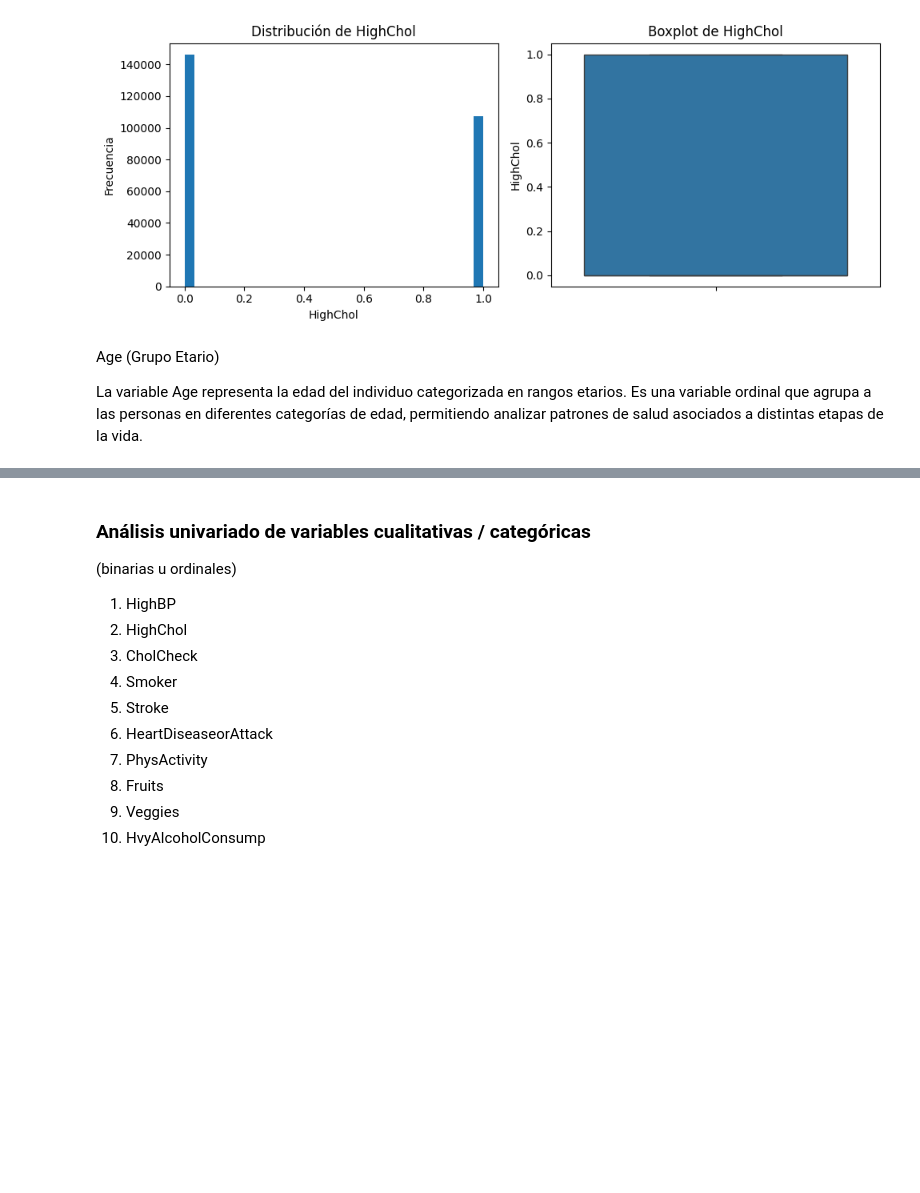
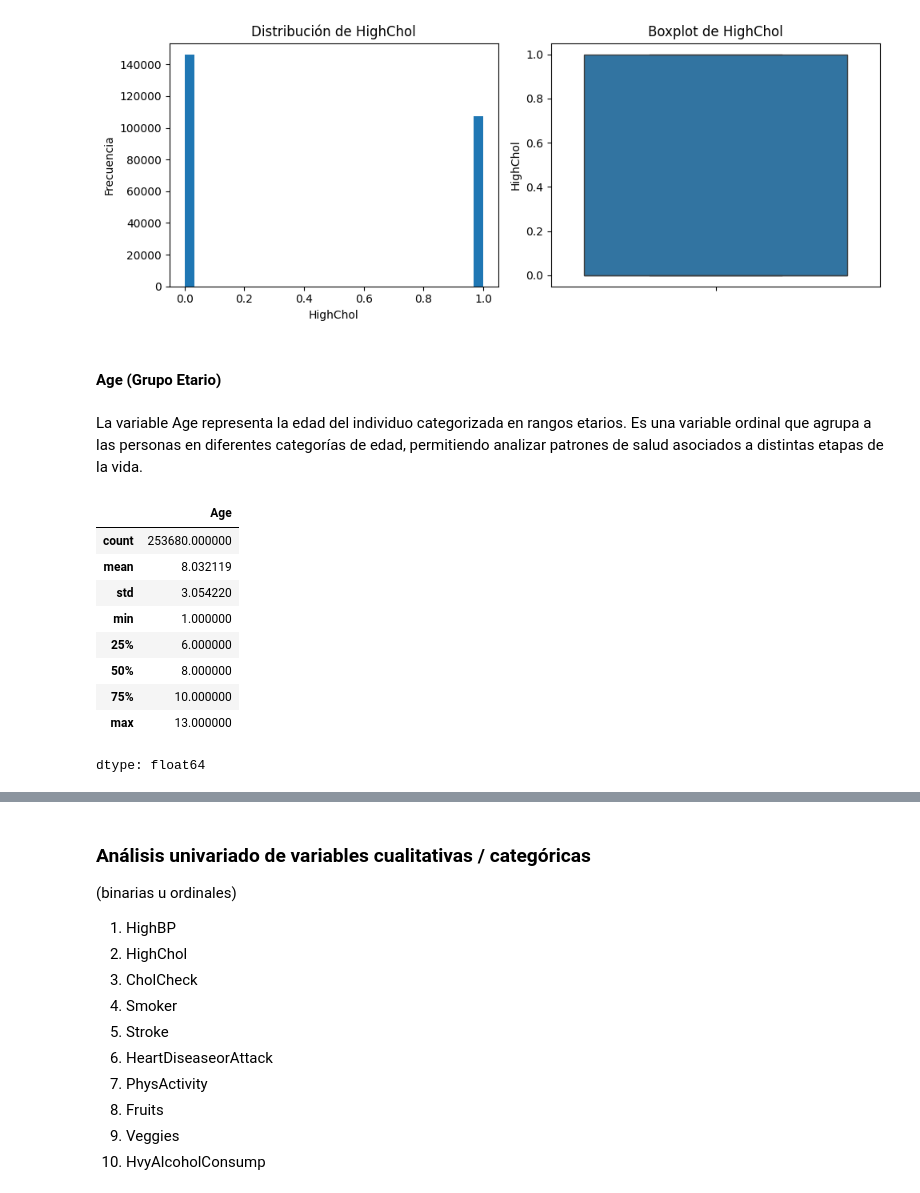
Before and after one commit to sebas-serrano/Diabetes_Health_Indicators, a Jupyter notebook: notebooks/Diabetes_Health_Indicators.ipynb, the cells around one changed output, grey strips where cells are left out. Cells and saved outputs as stored; diff of their text form; code cells hidden in the pictures; blank space fills up the shorter version.

```diff
--- a/notebooks/Diabetes_Health_Indicators.ipynb
+++ b/notebooks/Diabetes_Health_Indicators.ipynb
@@ -411,7 +403,20 @@ plot_univariate_distribution(df_multi, 'HighBP')
 plot_univariate_distribution(df_multi, 'HighChol')
 # %% [output]
 [figure]
+# %% [markdown]
+#### **Age (Grupo Etario)**
 # %% [markdown]
-Age (Grupo Etario)
-
 La variable Age representa la edad del individuo categorizada en rangos etarios. Es una variable ordinal que agrupa a las personas en diferentes categorías de edad, permitiendo analizar patrones de salud asociados a distintas etapas de la vida.
+# %%
+df_multi['Age'].describe()
+# %% [output]
+|  | Age |
+| count | 253680.000000 |
+| mean | 8.032119 |
+| std | 3.054220 |
+| min | 1.000000 |
+| 25% | 6.000000 |
+| 50% | 8.000000 |
+| 75% | 10.000000 |
+| max | 13.000000 |
+dtype: float64
```
Also changed, not shown: parts of 2 cells of this notebook.
